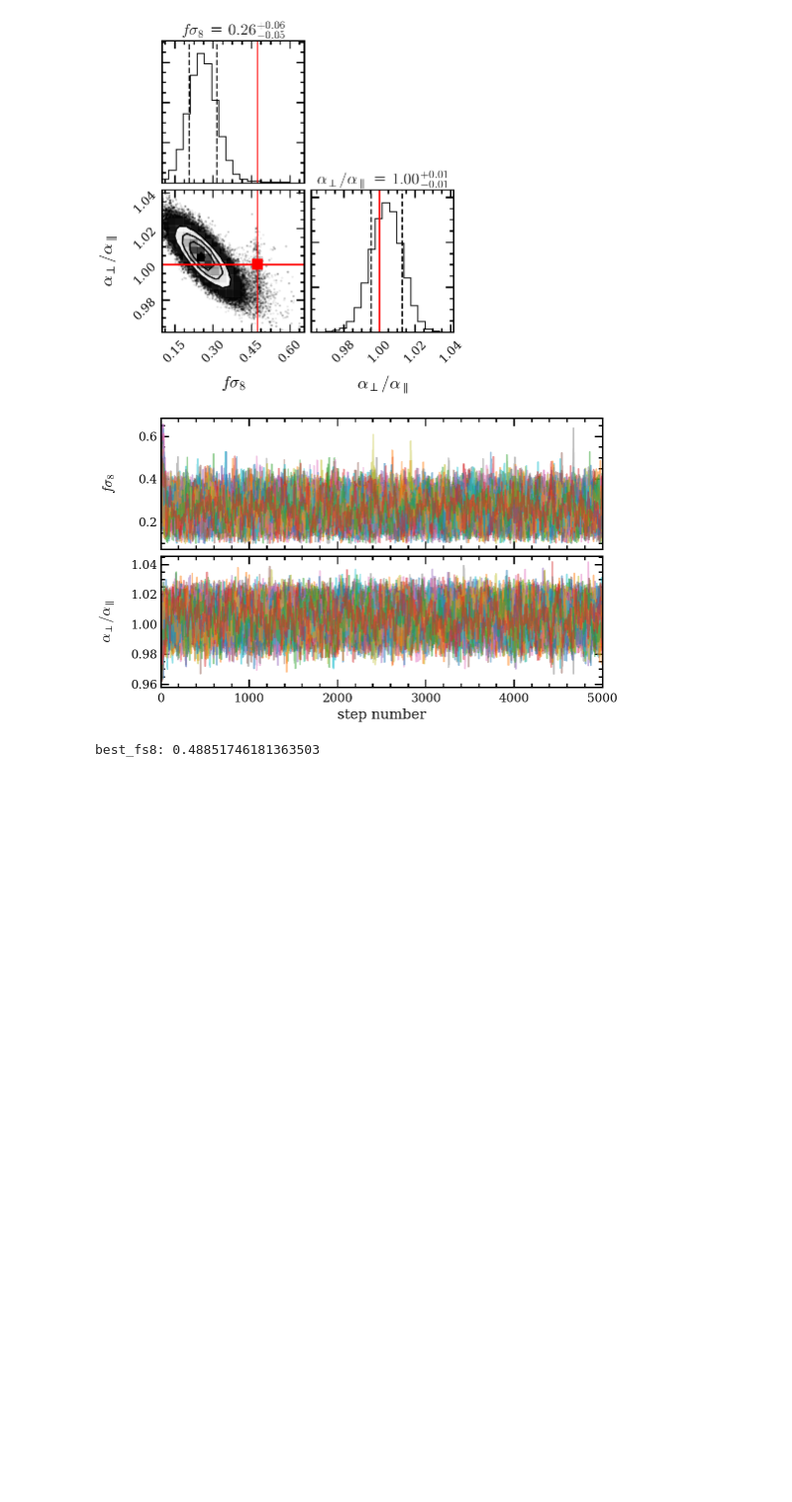
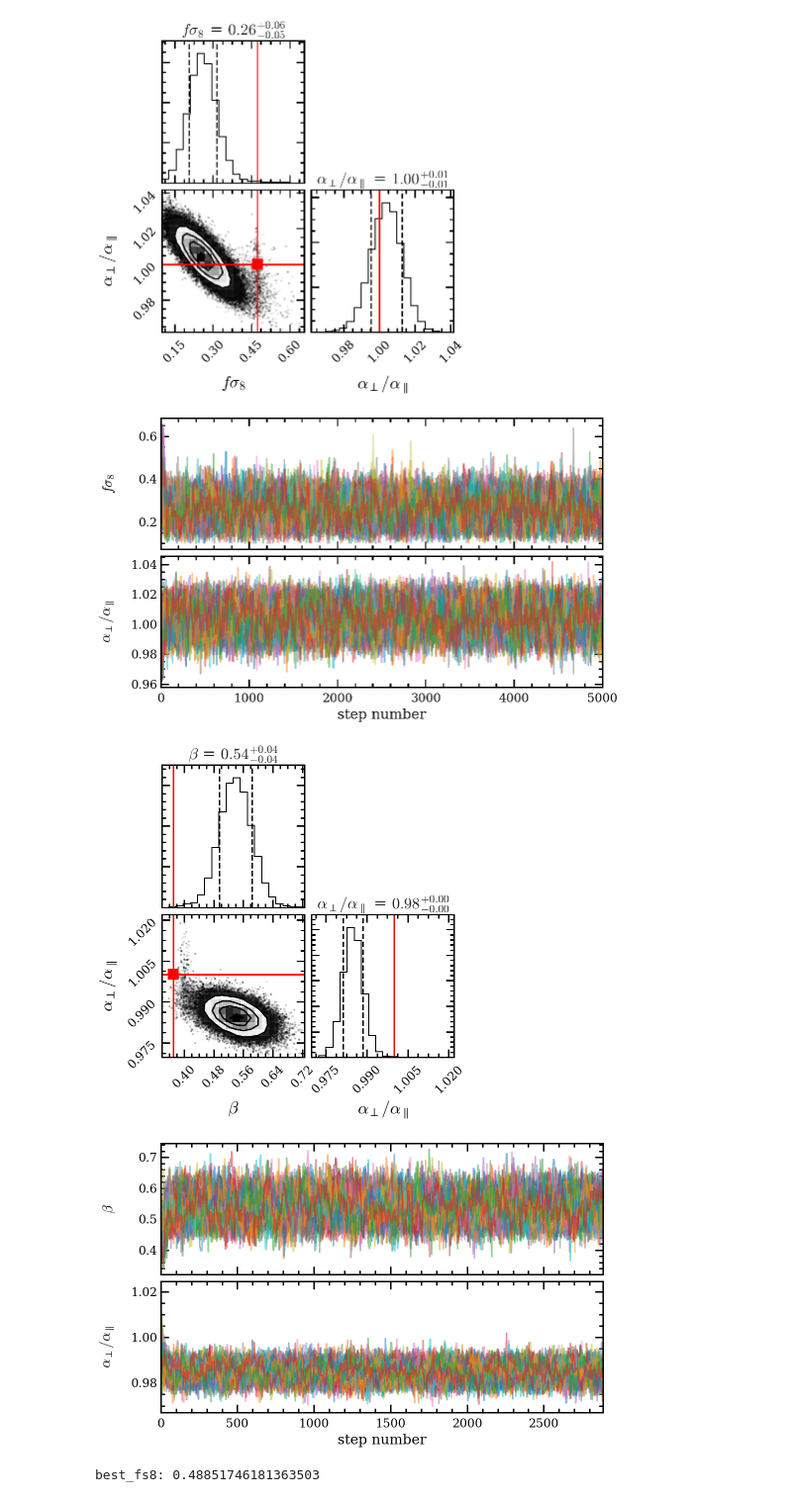
Before and after one commit to epaillas/old_VoidFinder, a Jupyter notebook: plot_mcmc.ipynb, the cells around one changed output. Shown at 99% size. Cells and saved outputs as stored; diff of their text form; code cells hidden in the pictures; blank space fills up the shorter version.

```diff
--- a/plot_mcmc.ipynb
+++ b/plot_mcmc.ipynb
@@ -130,6 +135,55 @@ plt.savefig('/Volumes/BlackIce/eboss/minerva_cats/minerva_model2_chains.pdf', fo
 best_fs8: 0.25976822283509304
 [figure]
 [figure]
+# %%
+import numpy as np
+import matplotlib.pyplot as plt
+from python_tools.cosmology import Cosmology
+import emcee
+import corner
+%config InlineBackend.figure_format='retina'
+%matplotlib inline
+
+chain = '/Volumes/BlackIce/eboss/minerva_cats/\
+void_stats/redshift_redshift/\
+Galaxies_HOD_z0.57_Redshift_Redshift.SVF_recen_ovl0.5_MedianVoids.VG_CCF_rmu_Model3_emceeChain.h5'
+
+
+reader = emcee.backends.HDFBackend(chain)
+flat_samples = reader.get_chain(flat=True)
+
+# Corner
+flat_samples = reader.get_chain(flat=True)
+fig = corner.corner(flat_samples, labels=[r"$\beta$",
+                    r"$\alpha_{\perp} / \alpha_{\parallel}$"],
+                    show_titles=True, quantiles=[0.16, 0.84],
+                    truths=[true_fs8/true_bs8, true_epsilon],
+                    truth_color='r', label_kwargs={'fontsize':17}, title_kwargs={'fontsize':16})
+#fout = '/Volumes/BlackIce/eboss/' + CaiModel.handle_obs.split('/')[-1] + '_emceeCorner.png'
+#print('Saving corner: ' + fout)
+#plt.savefig('/Volumes/BlackIce/eboss/minerva_cats/minerva_model2_corner.pdf', format='pdf')
+plt.show()
+
+ndim=2
+fig, axes = plt.subplots(ndim, figsize=(8, 5), sharex=True)
+samples = reader.get_chain()
+labels=[r"$\beta$",
+        r"$\alpha_{\perp} / \alpha_{\parallel}$"]
+for i in range(ndim):
+    ax = axes[i]
+    ax.plot(samples[:, :, i], alpha=0.5)
+    ax.set_xlim(0, len(samples))
+    ax.set_ylabel(labels[i])
+    ax.yaxis.set_label_coords(-0.1, 0.5)
+
+axes[-1].set_xlabel("step number");
+
+plt.subplots_adjust(hspace=0.05)
+#plt.savefig('/Volumes/BlackIce/eboss/minerva_cats/minerva_model2_chains.pdf', format='pdf')
+plt.show()
+# %% [output]
+[figure, added]
+[figure, added]
 # %%
 import numpy as np
 import matplotlib.pyplot as plt
```
Also changed, not shown: parts of 1 cell of this notebook, 3 other files.
